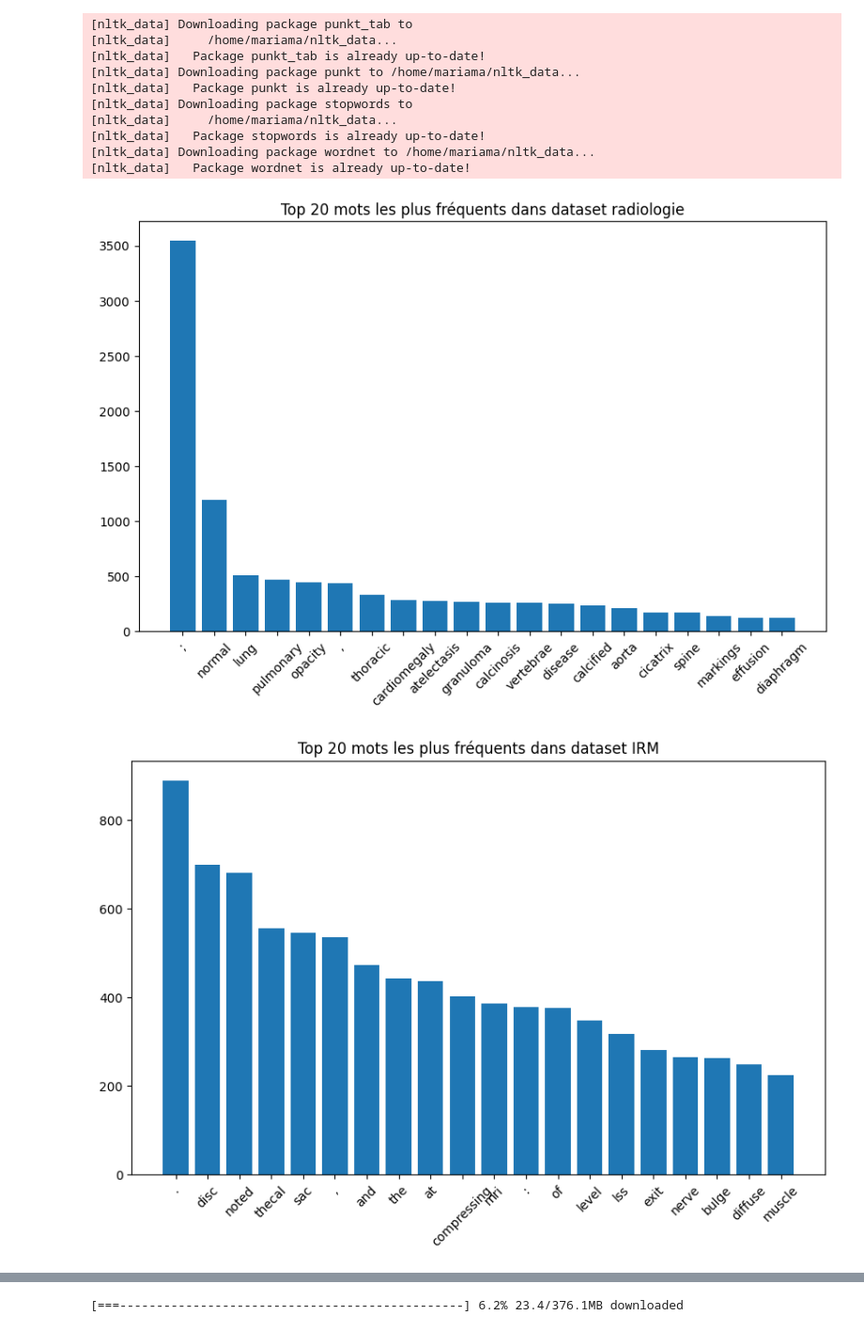
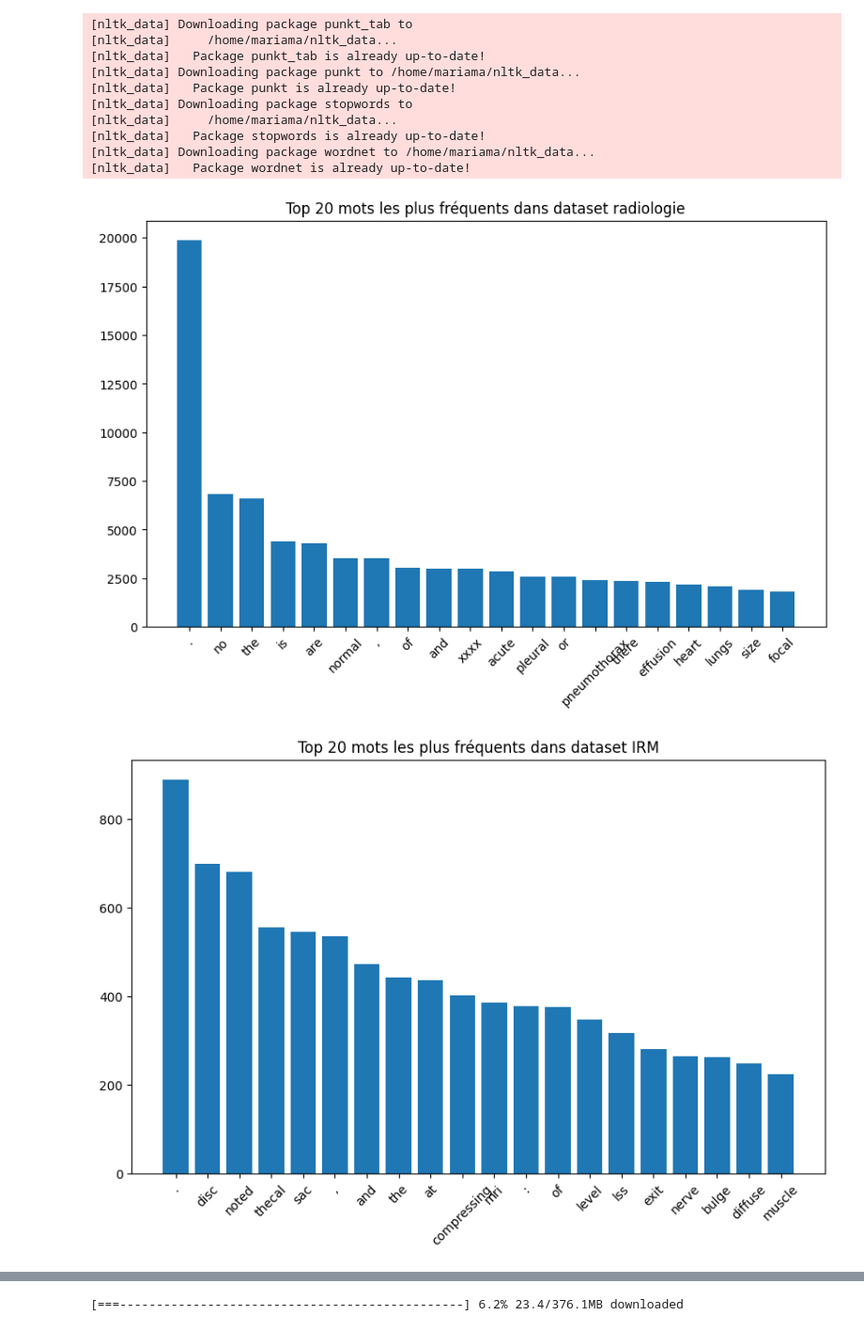
Before and after one commit to sow19/Detection-d-anomalies, a Jupyter notebook: code_source/pretraitement/nettoyage.ipynb, the cells around one changed output, grey strips where cells are left out. Shown at 94% size. Saved outputs shown, nothing was run; the diff lists cells and outputs as text; code cells hidden in the pictures.

```diff
--- a/code_source/pretraitement/nettoyage.ipynb
+++ b/code_source/pretraitement/nettoyage.ipynb
@@ -139,33 +139,33 @@ def combine_columns(df, text_columns):
 # %%
 #afficher le graphe de fréquence des mots(pour voir si on supprime des mots en plus des stopwords)
 df1 = pd.read_csv(csv_path)
 df2 = pd.read_csv(csv2_path)
 text_columns = ['findings', 'impression']
 combine_columns(df1, text_columns)
 texts1 = df1['report'].dropna()
-texts1 = df1['Problems'].dropna()
+#texts1 = df1['Problems'].dropna()
 texts2 = df2["Clinician's Notes"].dropna()
 
 def calculate_and_plot_frequencies(texts, dataset_name, n=50):
     all_text = " ".join(texts.str.lower())
     tokens = word_tokenize(all_text)
     freq_dist = nltk.FreqDist(tokens)
 
     # Affichage du graphe
     most_common_words = freq_dist.most_common(n)
     words, counts = zip(*most_common_words)
     plt.figure(figsize=(10, 6))
     plt.bar(words, counts)
     plt.xticks(rotation=45)
     plt.title(f'Top {n} mots les plus fréquents dans {dataset_name}')
     plt.show()
 
     return freq_dist
 
 freq1 = calculate_and_plot_frequencies(texts1,"dataset radiologie", n=20)
 freq2 = calculate_and_plot_frequencies(texts2,"dataset IRM", n=20)
 # %% [output]
-[figure, old version]
+[figure, new version]
 [figure]
 # %%
 
```
Also changed, not shown: parts of 3 cells of this notebook, 11 other files.
